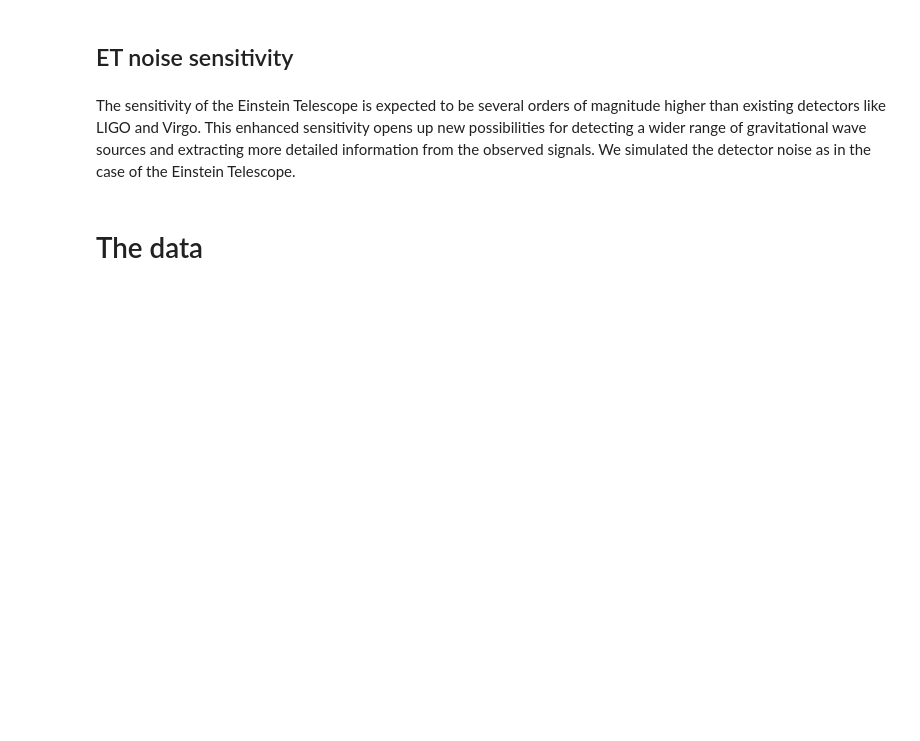
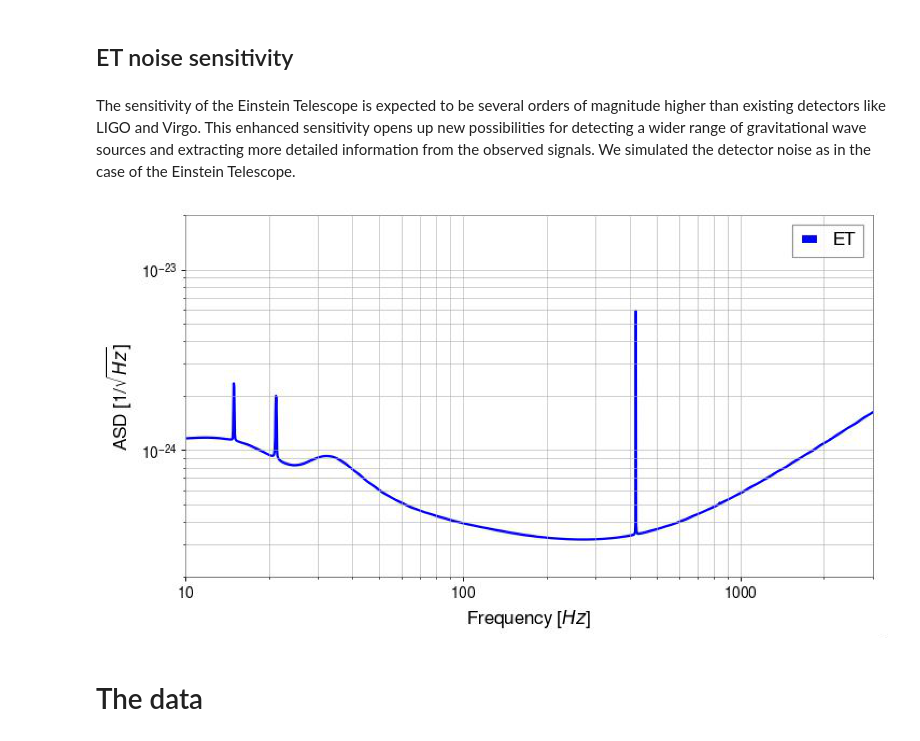
Before and after one commit to olli-e-benji/GWML-masterclass, a Jupyter notebook: notebook/GW-CCN-2D.ipynb, the cells around one changed output. Saved outputs shown, nothing was run; the diff lists cells and outputs as text; code cells hidden in the pictures; blank space fills up the shorter version.

Commit message:
added ET sensitivity

```diff
--- a/notebook/GW-CCN-2D.ipynb
+++ b/notebook/GW-CCN-2D.ipynb
@@ -32,6 +32,11 @@ In conclusion, through this tutorial, we will have the opportunity to explore si
 ## ET noise sensitivity
 # %% [markdown]
 The sensitivity of the Einstein Telescope is expected to be several orders of magnitude higher than existing detectors like LIGO and Virgo. This enhanced sensitivity opens up new possibilities for detecting a wider range of gravitational wave sources and extracting more detailed information from the observed signals. We simulated the detector noise as in the case of the Einstein Telescope.
+# %%
+from IPython import display
+display.Image("ET_sensitivity.png")
+# %% [output]
+[figure, added]
 # %% [markdown]
 # The data
 # %% [markdown]
```
Also changed, not shown: 2 other files.
